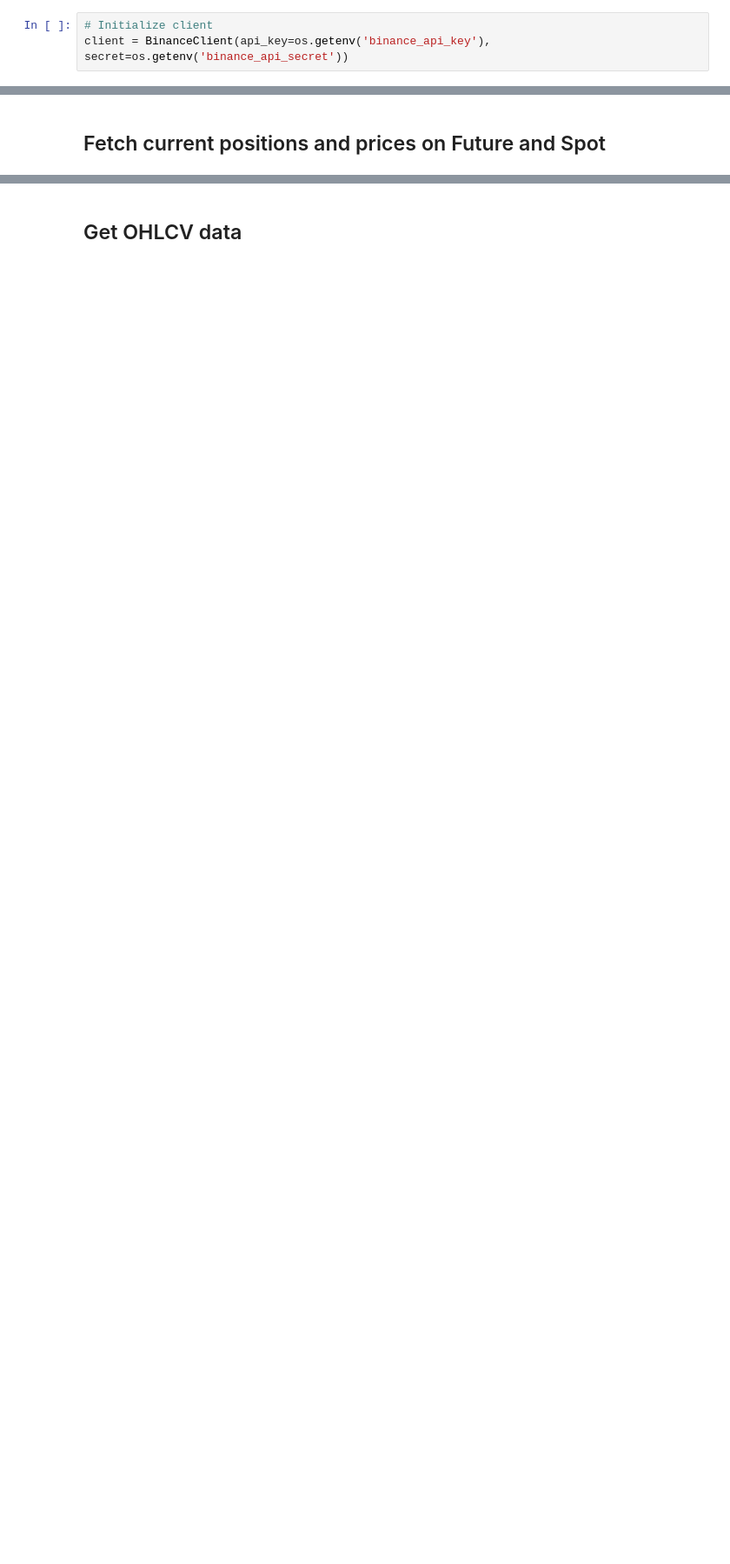
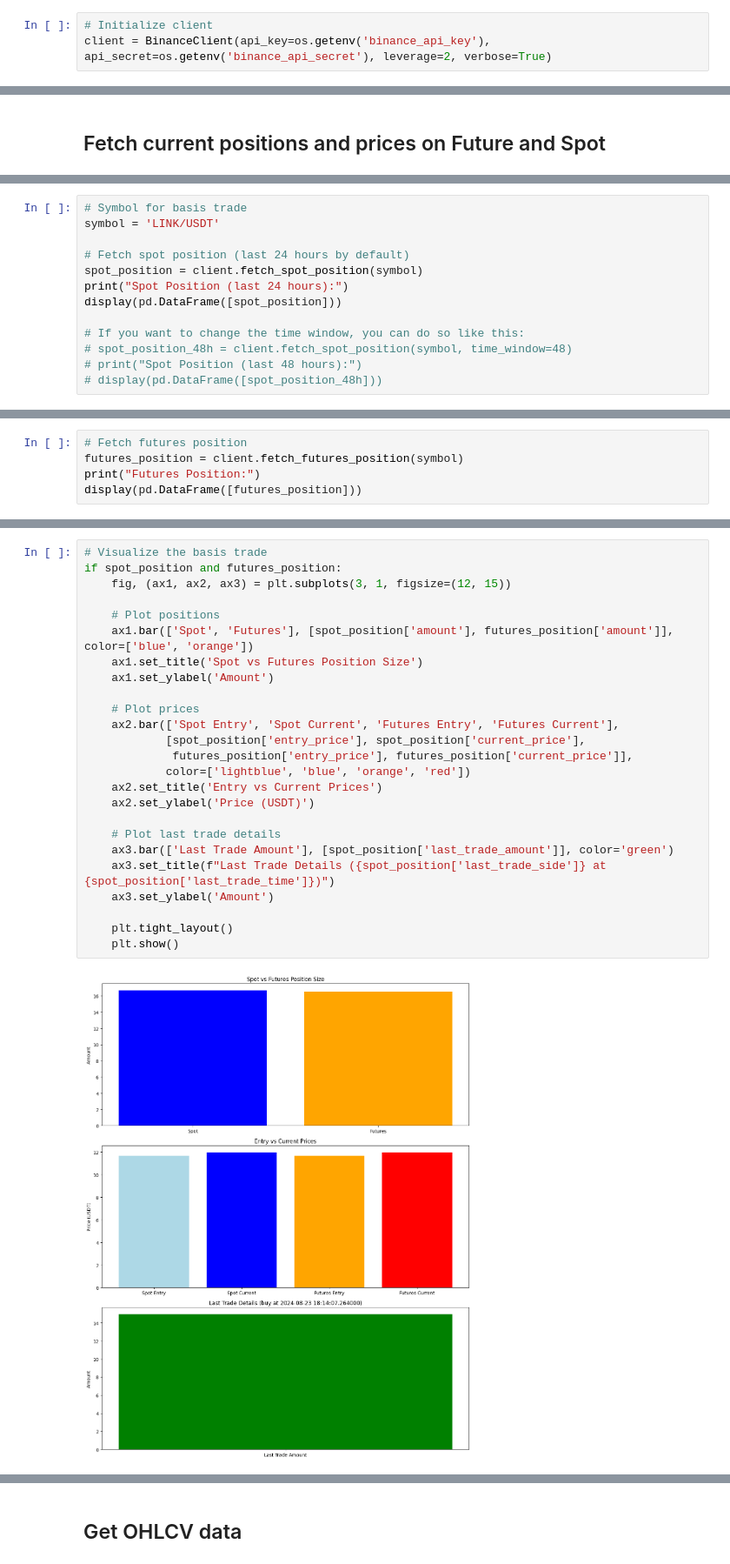
Before and after one commit to cleyfe/stablecoins_optimizer, a Jupyter notebook: testing/binance_client_interactions.ipynb, the cells around one changed output, grey strips where cells are left out. Shown at 87% size. Cells and saved outputs as stored; diff of their text form; blank space fills up the shorter version.

```diff
--- a/testing/binance_client_interactions.ipynb
+++ b/testing/binance_client_interactions.ipynb
@@ -16,7 +18,7 @@ from clients.binance_client import BinanceClient
 ## Initialize Binance Client
 # %%
 # Initialize client
-client = BinanceClient(api_key=os.getenv('binance_api_key'), secret=os.getenv('binance_api_secret'))
+client = BinanceClient(api_key=os.getenv('binance_api_key'), api_secret=os.getenv('binance_api_secret'), leverage=2, verbose=True)
 # %% [markdown]
 ## Fetch Current Funding Rates
 # %%
@@ -67,0 +74,13 @@ display(real_time_prices)
+# %%
+# Symbol for basis trade
+symbol = 'LINK/USDT'
+
+# Fetch spot position (last 24 hours by default)
+spot_position = client.fetch_spot_position(symbol)
+print("Spot Position (last 24 hours):")
+display(pd.DataFrame([spot_position]))
+
+# If you want to change the time window, you can do so like this:
+# spot_position_48h = client.fetch_spot_position(symbol, time_window=48)
+# print("Spot Position (last 48 hours):")
+# display(pd.DataFrame([spot_position_48h]))
@@ -67,0 +91,5 @@ display(real_time_prices)
+# %%
+# Fetch futures position
+futures_position = client.fetch_futures_position(symbol)
+print("Futures Position:")
+display(pd.DataFrame([futures_position]))
@@ -67,0 +117,27 @@ display(real_time_prices)
+# %%
+# Visualize the basis trade
+if spot_position and futures_position:
+    fig, (ax1, ax2, ax3) = plt.subplots(3, 1, figsize=(12, 15))
+
+    # Plot positions
+    ax1.bar(['Spot', 'Futures'], [spot_position['amount'], futures_position['amount']], color=['blue', 'orange'])
+    ax1.set_title('Spot vs Futures Position Size')
+    ax1.set_ylabel('Amount')
+
+    # Plot prices
+    ax2.bar(['Spot Entry', 'Spot Current', 'Futures Entry', 'Futures Current'],
+            [spot_position['entry_price'], spot_position['current_price'],
+             futures_position['entry_price'], futures_position['current_price']],
+            color=['lightblue', 'blue', 'orange', 'red'])
+    ax2.set_title('Entry vs Current Prices')
+    ax2.set_ylabel('Price (USDT)')
+
+    # Plot last trade details
+    ax3.bar(['Last Trade Amount'], [spot_position['last_trade_amount']], color='green')
+    ax3.set_title(f"Last Trade Details ({spot_position['last_trade_side']} at {spot_position['last_trade_time']})")
+    ax3.set_ylabel('Amount')
+
+    plt.tight_layout()
+    plt.show()
+# %% [output]
+[figure, added]
```
Also changed, not shown: parts of 17 cells of this notebook, 2 other files.
